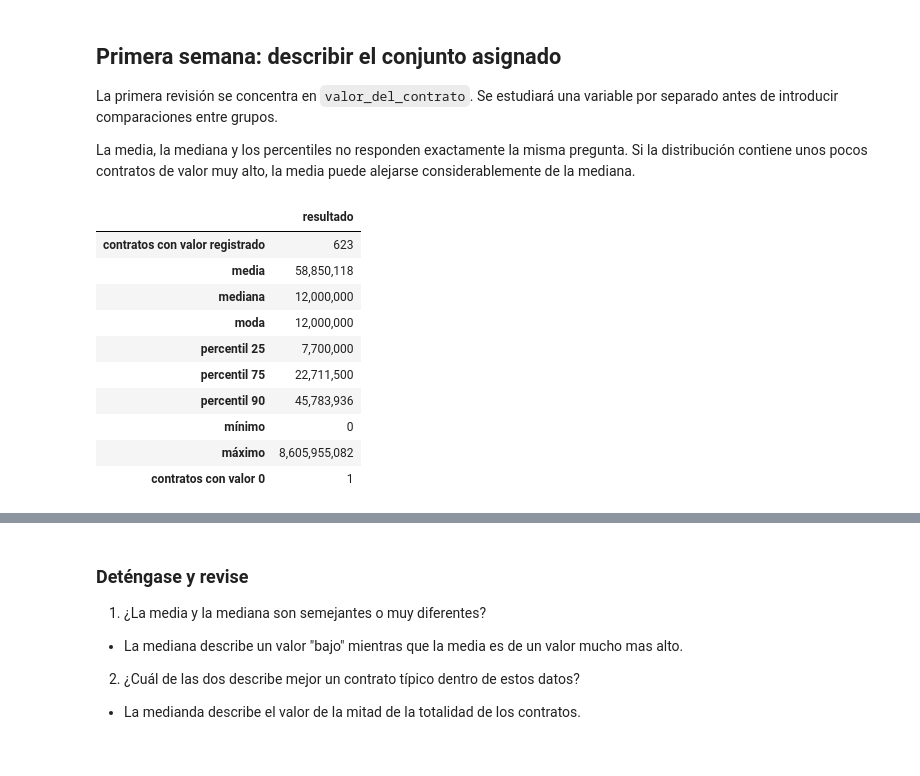
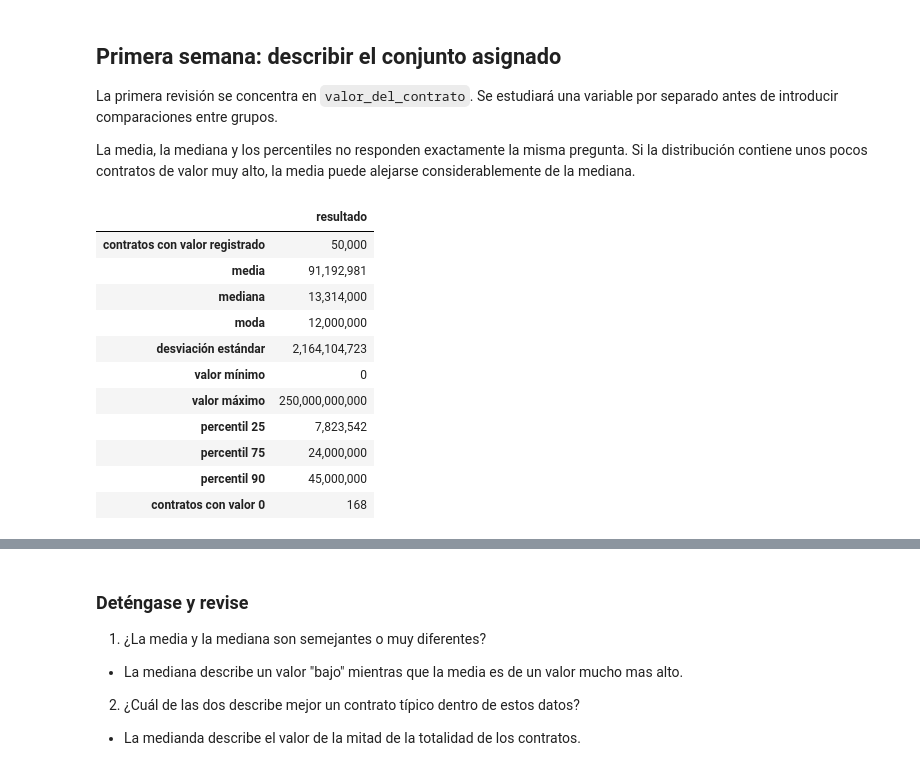
Before and after one commit to soficarreroa/secop-expediente-4B, a Jupyter notebook: SECOP_ExpedienteB.ipynb, the cells around one changed output, grey strips where cells are left out. Drawn from its saved outputs; the diff is of its cells as text; code cells hidden in the pictures.

```diff
--- a/SECOP_ExpedienteB.ipynb
+++ b/SECOP_ExpedienteB.ipynb
@@ -64,10 +64,10 @@ import pandas as pd
 import matplotlib.pyplot as plt
 from IPython.display import display
 
-DATA_FILE = Path("data") / "secop_recorte.csv"
+DATA_FILE = Path("secop_recorte.csv")
 
 if not DATA_FILE.exists():
-    raise FileNotFoundError("No se encontró data/secop_recorte.csv.")
+    raise FileNotFoundError("No se encontró secop_recorte.csv en el directorio actual.")
 
 df_raw = pd.read_csv(DATA_FILE, dtype=str)
 
@@ -156,35 +169,37 @@ La media, la mediana y los percentiles no responden exactamente la misma pregunt
 # %%
 if "valor_del_contrato" not in df.columns:
     raise KeyError("El archivo no contiene la columna valor_del_contrato.")
 
 contract_value = df["valor_del_contrato"].dropna()
 
 value_summary = pd.Series({
     "contratos con valor registrado": len(contract_value),
     "media": contract_value.mean(),
     "mediana": contract_value.median(),
     "moda": contract_value.mode().iloc[0],
+    "desviación estándar": contract_value.std(),
+    "valor mínimo": contract_value.min(),
+    "valor máximo": contract_value.max(),
     "percentil 25": contract_value.quantile(0.25),
     "percentil 75": contract_value.quantile(0.75),
     "percentil 90": contract_value.quantile(0.90),
-    "mínimo": contract_value.min(),
-    "máximo": contract_value.max(),
     "contratos con valor 0": int((contract_value == 0).sum()),
 })
 
 value_summary.to_frame("resultado").style.format('{:,.0f}')
 # %% [output]
 |  | resultado |
-| contratos con valor registrado | 623 |
-| media | 58,850,118 |
-| mediana | 12,000,000 |
+| contratos con valor registrado | 50,000 |
+| media | 91,192,981 |
+| mediana | 13,314,000 |
 | moda | 12,000,000 |
-| percentil 25 | 7,700,000 |
-| percentil 75 | 22,711,500 |
-| percentil 90 | 45,783,936 |
-| mínimo | 0 |
-| máximo | 8,605,955,082 |
-| contratos con valor 0 | 1 |
+| desviación estándar | 2,164,104,723 |
+| valor mínimo | 0 |
+| valor máximo | 250,000,000,000 |
+| percentil 25 | 7,823,542 |
+| percentil 75 | 24,000,000 |
+| percentil 90 | 45,000,000 |
+| contratos con valor 0 | 168 |
 # %%
 upper_view = contract_value.quantile(0.99)
 
```
Also changed, not shown: parts of 19 cells of this notebook.
